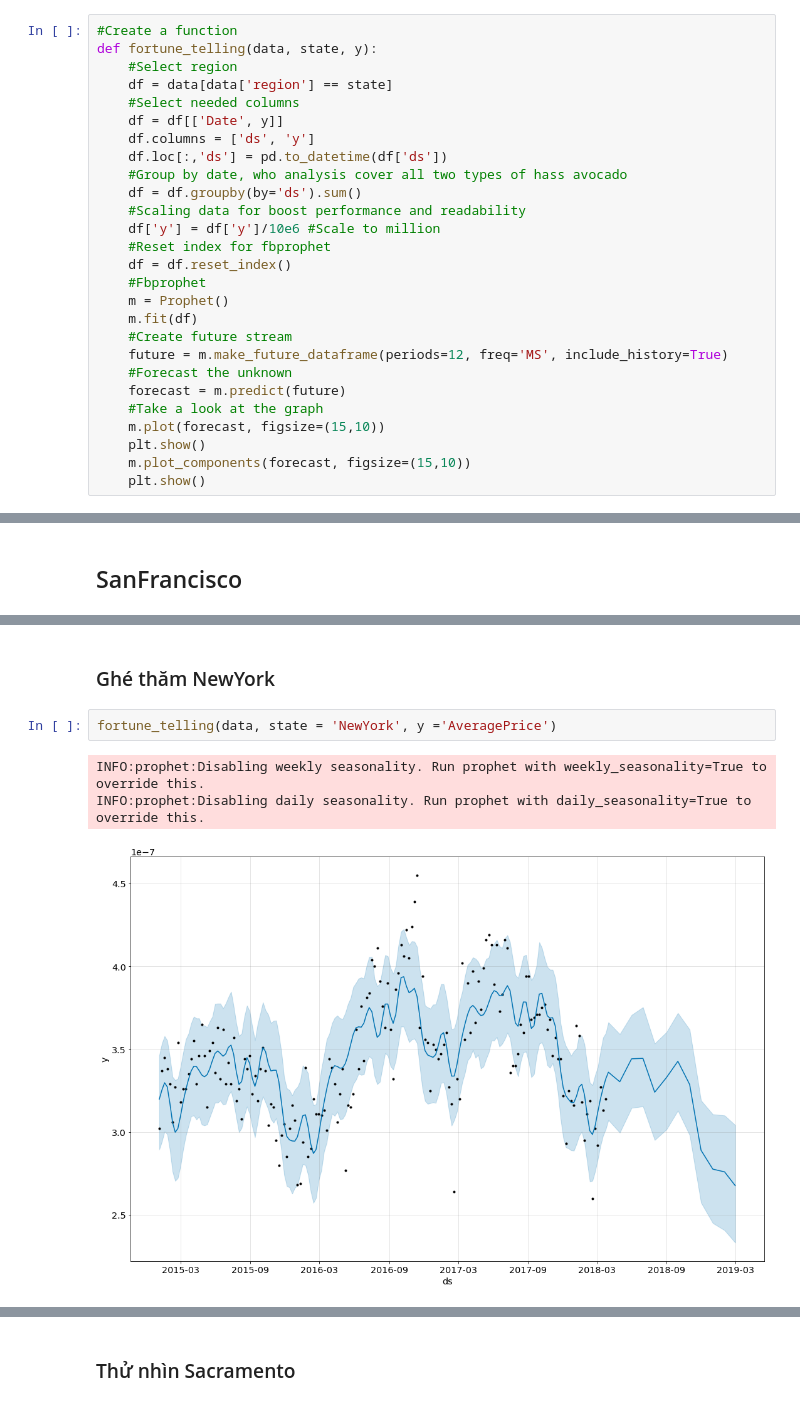
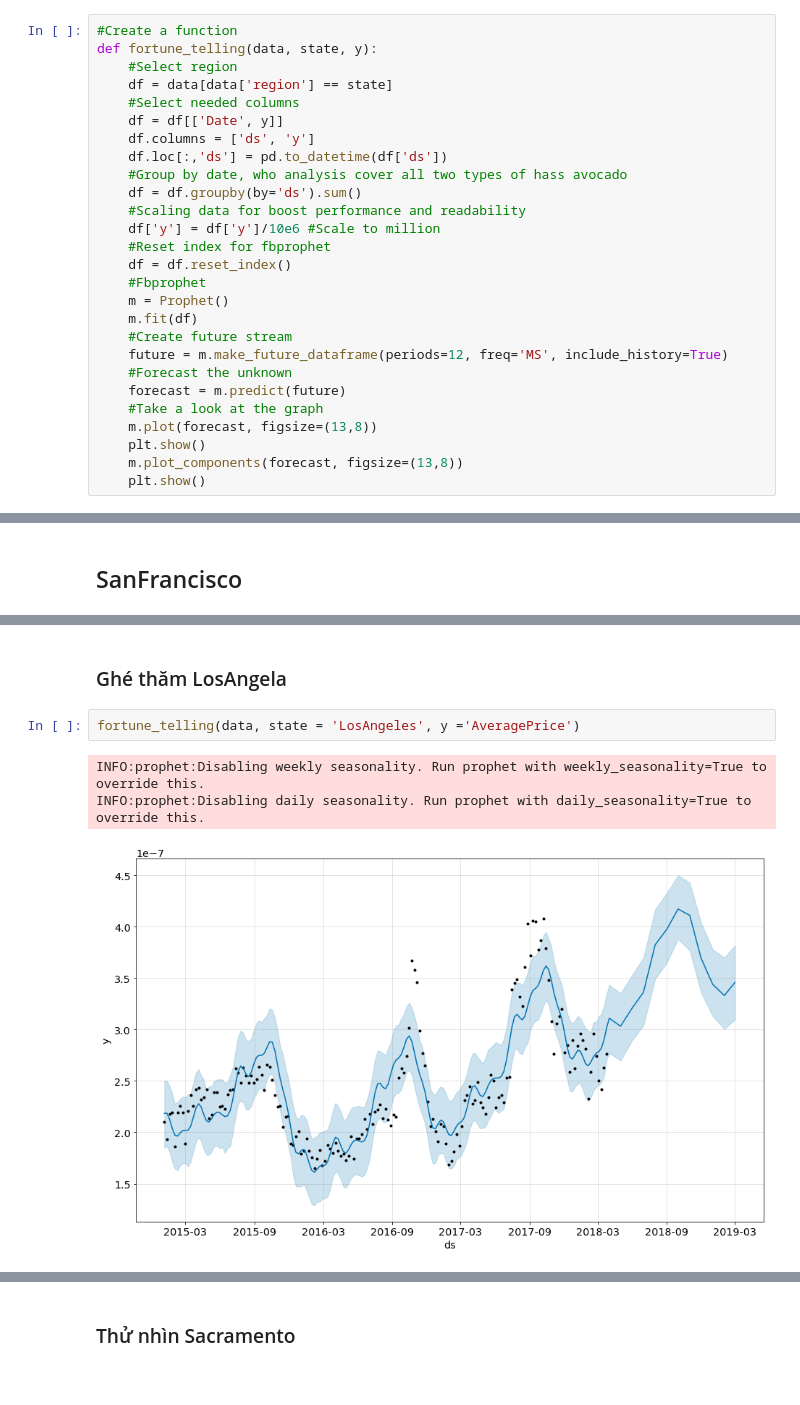
Before and after one commit to minhquan23102000/AvocadoFramingExtend_MediumDataScientistProject_Regression_TimeSeriesAnalysis, a Jupyter notebook: Part_3_ComeToDecision.ipynb, the cells around one changed output, grey strips where cells are left out. Cells and saved outputs as stored; diff of their text form.

```diff
--- a/Part_3_ComeToDecision.ipynb
+++ b/Part_3_ComeToDecision.ipynb
@@ -155,9 +155,9 @@ def fortune_telling(data, state, y):
     #Forecast the unknown
     forecast = m.predict(future)
     #Take a look at the graph
-    m.plot(forecast, figsize=(15,10))
+    m.plot(forecast, figsize=(13,8))
     plt.show()
-    m.plot_components(forecast, figsize=(15,10))
+    m.plot_components(forecast, figsize=(13,8))
     plt.show()
 # %% [markdown]
 ### SanDiego
@@ -197,8 +197,8 @@ Xu hướng theo mùa có vẻ hơi bị lẹch khoảng 2 tháng so với thôn
 # %% [markdown]
-### Ghé thăm NewYork
+### Ghé thăm LosAngela
 # %%
-fortune_telling(data, state = 'NewYork', y ='AveragePrice')
+fortune_telling(data, state = 'LosAngeles', y ='AveragePrice')
 # %% [output]
 INFO:prophet:Disabling weekly seasonality. Run prophet with weekly_seasonality=True to override this.
 INFO:prophet:Disabling daily seasonality. Run prophet with daily_seasonality=True to override this.
-[figure, old version]
+[figure, new version]
```
Also changed, not shown: parts of 18 cells of this notebook.
